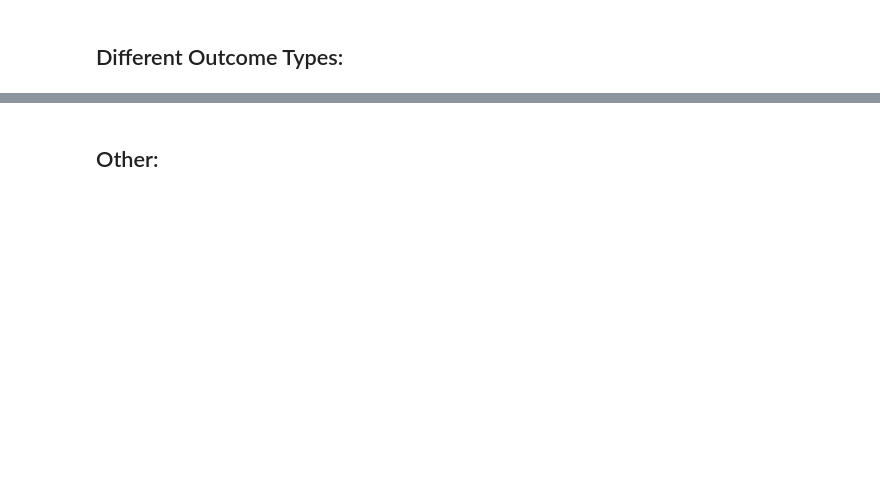
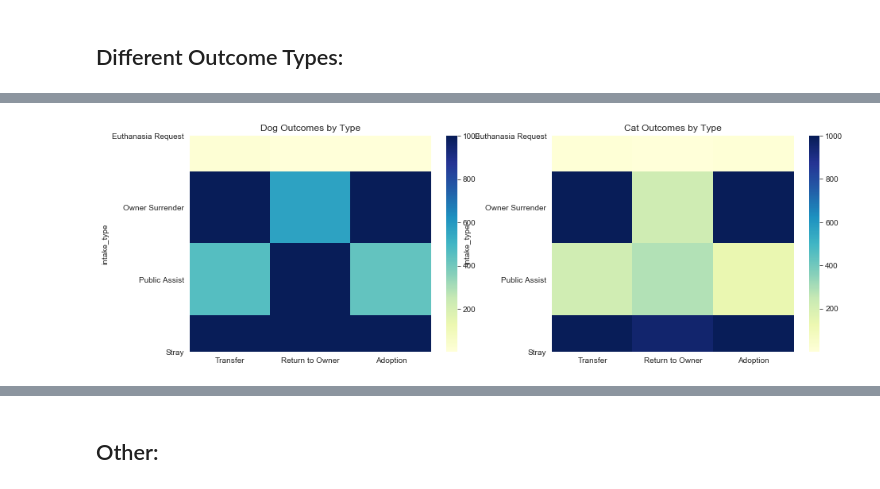
Before and after one commit to thomaskbrown18/mod_3_ml_proj, a Jupyter notebook: student.ipynb, the cells around one changed output, grey strips where cells are left out. Drawn from its saved outputs; the diff is of its cells as text; code cells hidden in the pictures; blank space fills up the shorter version.

```diff
--- a/student.ipynb
+++ b/student.ipynb
@@ -315,0 +359,13 @@ memory usage: 7.6+ MB
+# %%
+# Types:
+plt.figure(figsize=(15, 5))
+
+ax1 = plt.subplot(1, 2, 1)
+ax1 = sns.heatmap(dog_type, cmap="YlGnBu", vmax = 1000)
+ax1.set_title('Dog Outcomes by Type')
+
+ax2 = plt.subplot(1, 2, 2)
+ax2 = sns.heatmap(cat_type, cmap="YlGnBu", vmax = 1000)
+ax2.set_title('Cat Outcomes by Type');
+# %% [output]
+[figure, added]
```
Also changed, not shown: parts of 21 cells of this notebook.
